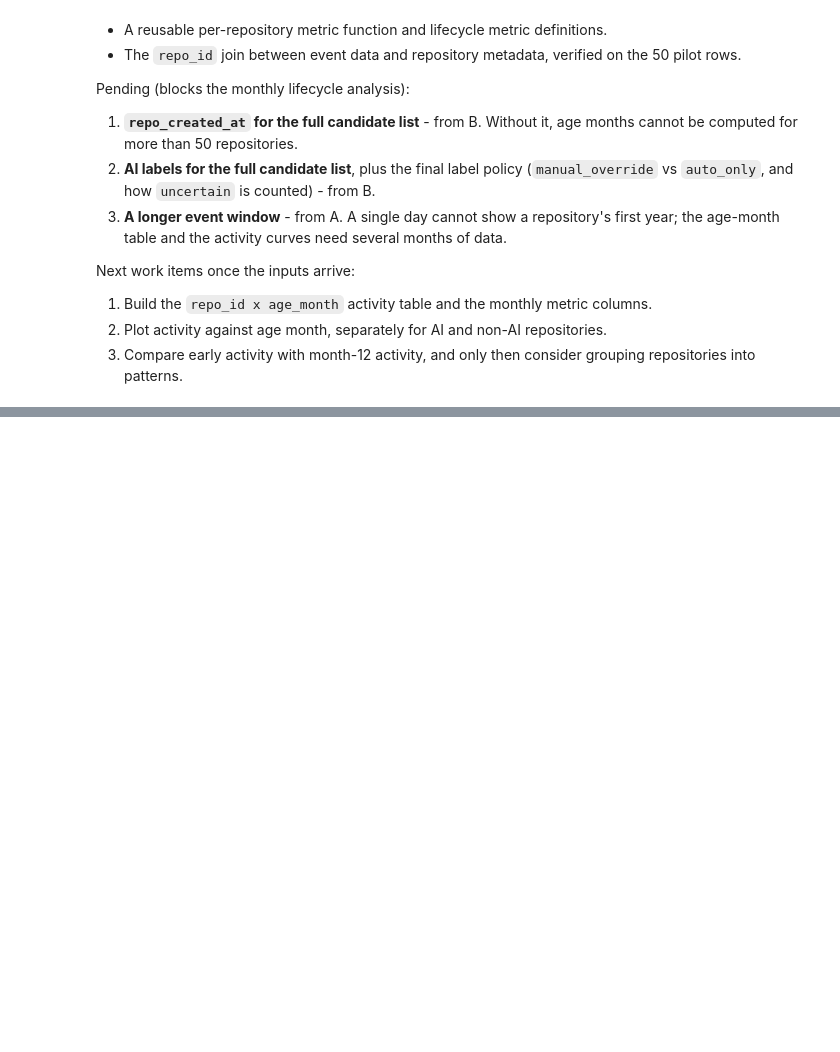
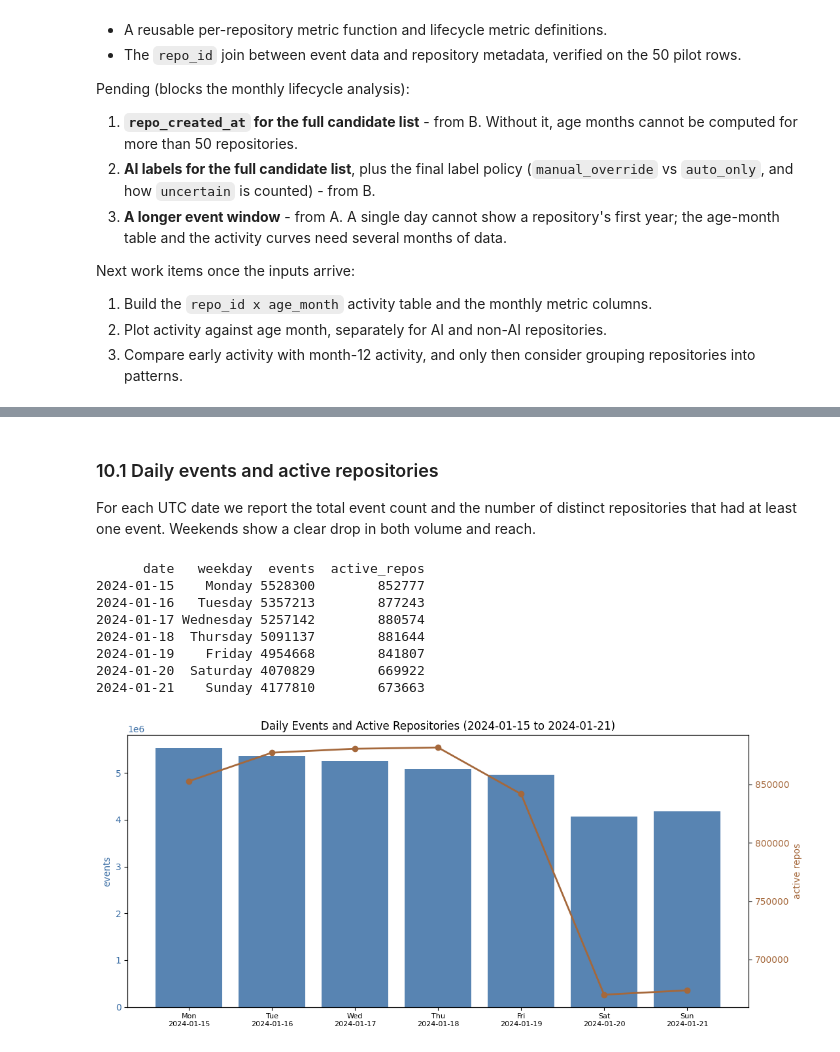
Before and after one commit to MANHO219/github_activity_analyze_project, a Jupyter notebook: c_lifecycle_analysis/lifecycle_analysis.ipynb, the cells around one changed output, grey strips where cells are left out. Cells and saved outputs as stored; diff of their text form; code cells hidden in the pictures; blank space fills up the shorter version.

```diff
--- a/c_lifecycle_analysis/lifecycle_analysis.ipynb
+++ b/c_lifecycle_analysis/lifecycle_analysis.ipynb
@@ -506,0 +655,42 @@ Next work items once the inputs arrive:
+# %% [markdown]
+### 10.1 Daily events and active repositories
+
+For each UTC date we report the total event count and the number of distinct repositories
+that had at least one event. Weekends show a clear drop in both volume and reach.
+# %%
+daily_totals = (
+    weekly.groupby("event_date")
+    .agg(events=("event_count", "sum"), active_repos=("repo_id", "nunique"))
+    .reset_index()
+)
+daily_totals["weekday"] = daily_totals["event_date"].dt.day_name()
+daily_totals["date"] = daily_totals["event_date"].dt.date
+print(daily_totals[["date", "weekday", "events", "active_repos"]].to_string(index=False))
+
+fig, ax1 = plt.subplots(figsize=(11, 5))
+x = range(len(daily_totals))
+bars = ax1.bar(x, daily_totals["events"], color="#3b6ea5", alpha=0.85, label="events")
+ax1.set_ylabel("events", color="#3b6ea5")
+ax1.tick_params(axis="y", labelcolor="#3b6ea5")
+ax1.set_xticks(list(x))
+ax1.set_xticklabels([f"{d.day_name()[:3]}\n{d.date()}" for d in daily_totals["event_date"]],
+                    fontsize=8)
+ax2 = ax1.twinx()
+ax2.plot(x, daily_totals["active_repos"], color="#a5683b", marker="o", linewidth=2,
+         label="active repos")
+ax2.set_ylabel("active repos", color="#a5683b")
+ax2.tick_params(axis="y", labelcolor="#a5683b")
+ax1.set_title("Daily Events and Active Repositories (2024-01-15 to 2024-01-21)")
+fig.tight_layout()
+fig.savefig(FIG_DIR / "weekly_daily_events_repos.png", dpi=150)
+plt.show()
+# %% [output]
+      date   weekday  events  active_repos
+2024-01-15    Monday 5528300        852777
+2024-01-16   Tuesday 5357213        877243
+2024-01-17 Wednesday 5257142        880574
+2024-01-18  Thursday 5091137        881644
+2024-01-19    Friday 4954668        841807
+2024-01-20  Saturday 4070829        669922
+2024-01-21    Sunday 4177810        673663
+[figure, added]
```
Also changed, not shown: parts of 45 cells of this notebook, 8 other files.
